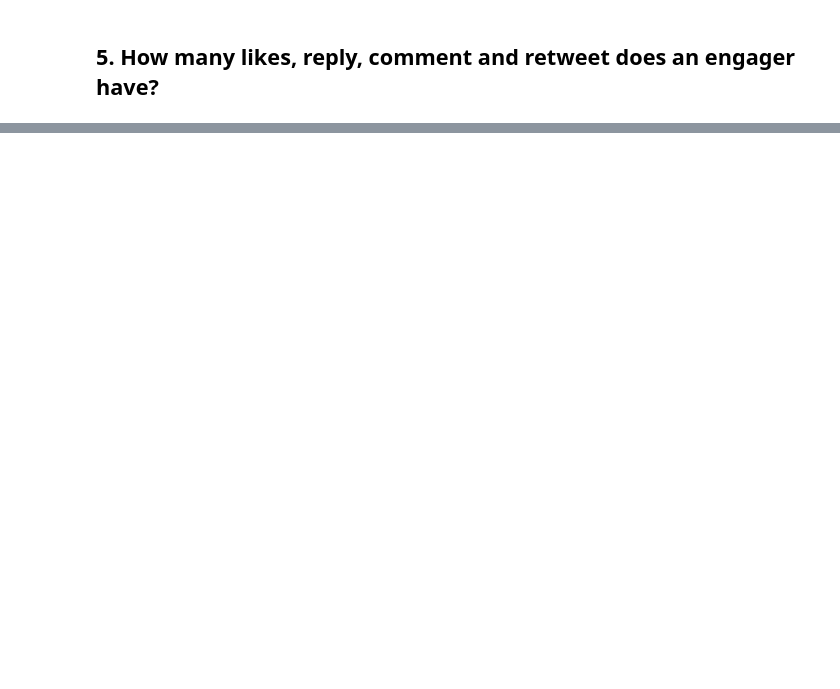
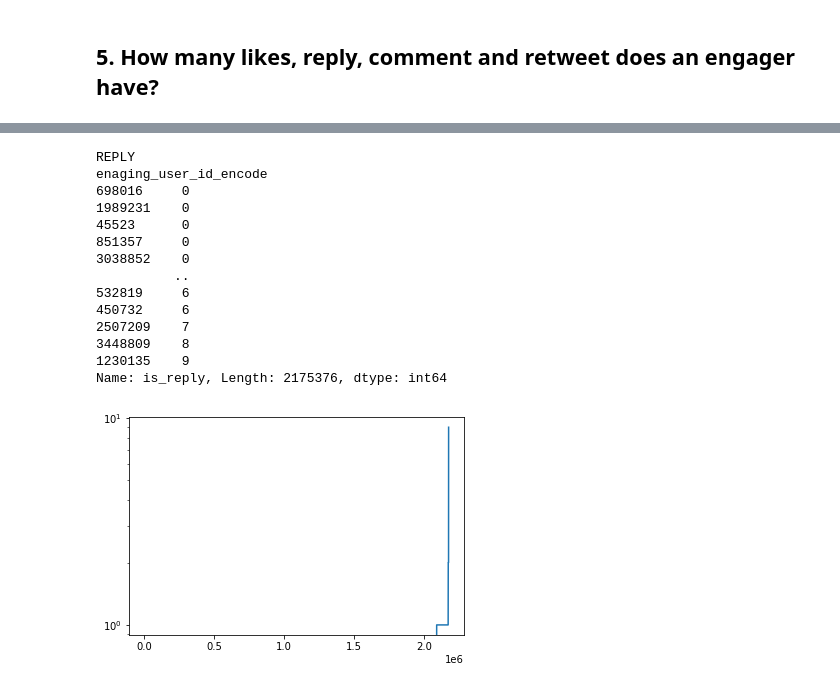
Before and after one commit to RecKIE7/recsys2021-twitter, a Jupyter notebook: analysis/user.ipynb, the cells around one changed output, grey strips where cells are left out. Drawn from its saved outputs; the diff is of its cells as text; code cells hidden in the pictures; blank space fills up the shorter version.

```diff
--- a/analysis/user.ipynb
+++ b/analysis/user.ipynb
@@ -137,0 +157,26 @@ aggregate_result
+# %%
+result = aggregate_result["is_reply"].sort_values()
+print("REPLY")
+print(result)
+
+# Plotting the result
+plt.clf()
+plt.yscale('log')
+plt.plot(result.to_array())
+plt.show()
+# %% [output]
+REPLY
+enaging_user_id_encode
+698016     0
+1989231    0
+45523      0
+851357     0
+3038852    0
+          ..
+532819     6
+450732     6
+2507209    7
+3448809    8
+1230135    9
+Name: is_reply, Length: 2175376, dtype: int64
+[figure, added]
```
Also changed, not shown: parts of 7 cells of this notebook.
